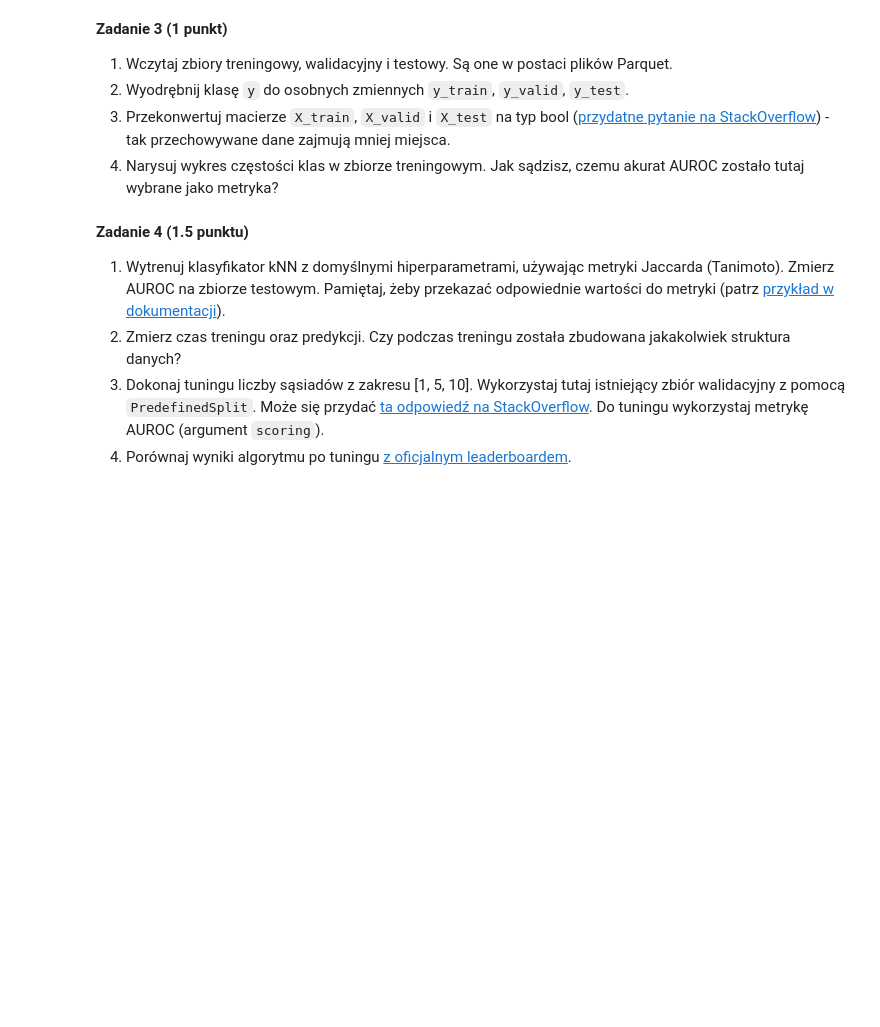
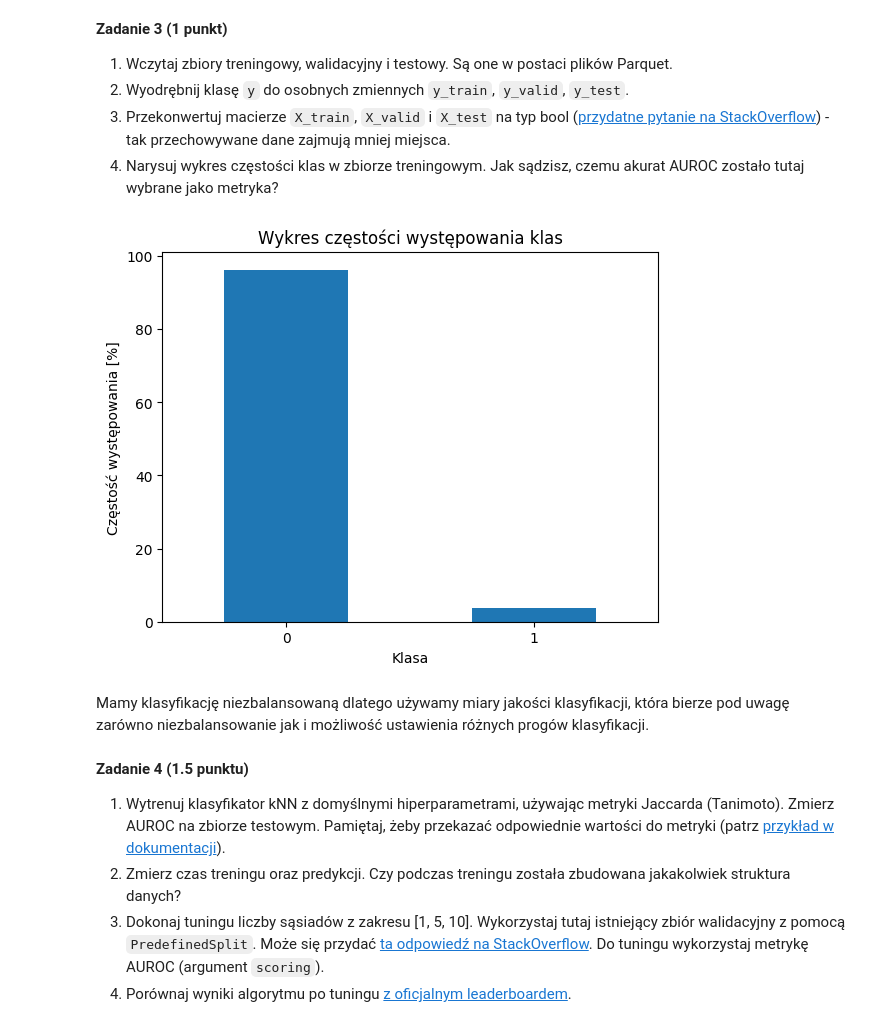
Before and after one commit to barhanc/machine-learning-fundamentals, a Jupyter notebook: lab2/notebook.ipynb, the cells around one changed output. Cells and saved outputs as stored; diff of their text form; code cells hidden in the pictures; blank space fills up the shorter version.

```diff
--- a/lab2/notebook.ipynb
+++ b/lab2/notebook.ipynb
@@ -446,6 +446,29 @@ Jeżeli nie wiesz: mieszanie amoniaku i dowolnego kwasu, w tym octu, [tworzy chl
 2. Wyodrębnij klasę `y` do osobnych zmiennych `y_train`, `y_valid`, `y_test`.
 3. Przekonwertuj macierze `X_train`, `X_valid` i `X_test` na typ bool ([przydatne pytanie na StackOverflow](https://stackoverflow.com/questions/20373039/how-do-i-convert-a-numpy-matrix-into-a-boolean-matrix)) - tak przechowywane dane zajmują mniej miejsca.
 4. Narysuj wykres częstości klas w zbiorze treningowym. Jak sądzisz, czemu akurat AUROC zostało tutaj wybrane jako metryka?
+# %%
+X_train = pd.read_parquet("mol_hiv_train.parquet")
+X_valid = pd.read_parquet("mol_hiv_valid.parquet")
+X_test  = pd.read_parquet("mol_hiv_test.parquet")
+
+y_train = X_train.pop("y")
+y_valid = X_valid.pop("y")
+y_test  = X_test.pop("y")
+
+X_train = X_train.astype(bool)
+X_valid = X_valid.astype(bool)
+X_test  = X_test.astype(bool)
+
+ax = (y_train.value_counts(normalize=True) * 100).sort_index().plot.bar()
+ax.set_xticklabels(["0", "1"], rotation=0)
+ax.set_ylabel("Częstość występowania [%]")
+ax.set_xlabel("Klasa")
+ax.set_title("Wykres częstości występowania klas");
+# %% [output]
+[figure, added]
+# %% [markdown]
+Mamy klasyfikację niezbalansowaną dlatego używamy miary jakości klasyfikacji, która bierze pod uwagę
+zarówno niezbalansowanie jak i możliwość ustawienia różnych progów klasyfikacji.
 # %% [markdown]
 **Zadanie 4 (1.5 punktu)**
 
```
Also changed, not shown: parts of 19 cells of this notebook, 2 other files.
